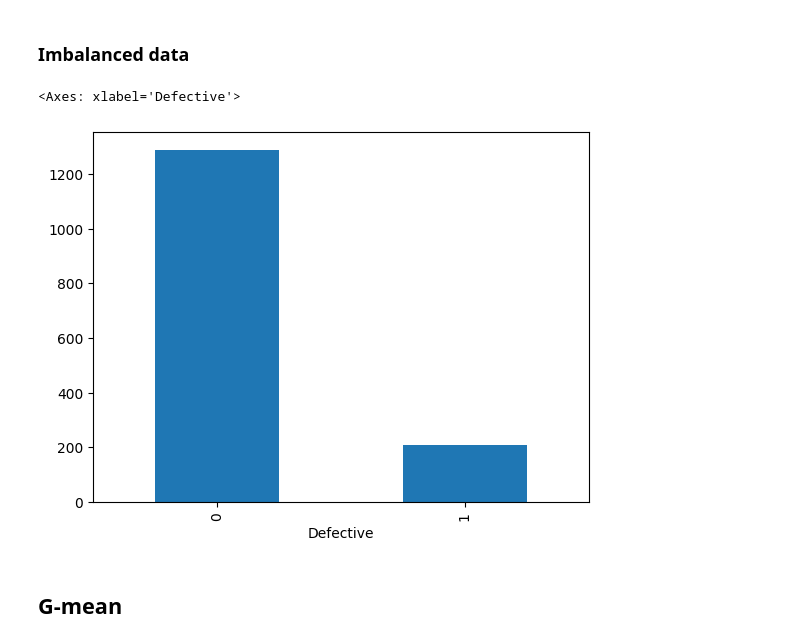
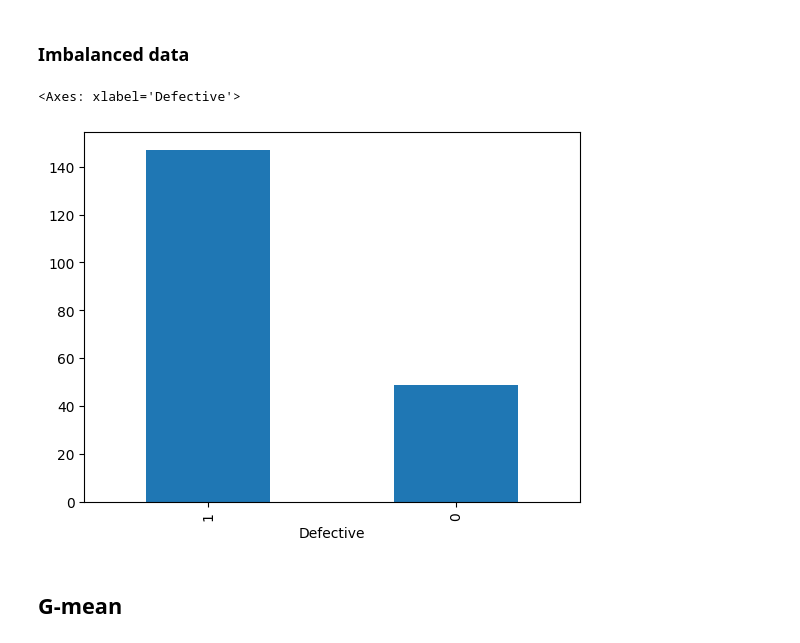
Before and after one commit to bonxom/ISE_Lab, a Jupyter notebook: Challenge Task 1- Software Defect Prediction/main.ipynb, the cells around one changed output. Cells and saved outputs as stored; diff of their text form; code cells hidden in the pictures.

```diff
--- a/Challenge Task 1- Software Defect Prediction/main.ipynb
+++ b/Challenge Task 1- Software Defect Prediction/main.ipynb
@@ -66,10 +66,10 @@ memory usage: 97.2+ KB
 # %% [markdown]
 ### Imbalanced data
 # %%
-SOICT_data["PDE"]["Defective"].value_counts().rename({'N':'Defect-free','Y':'Defective'}).plot(kind='bar')
+PROMISE_data["velocity-1.4"]["Defective"].value_counts().rename({'N':'Defect-free','Y':'Defective'}).plot(kind='bar')
 # %% [output]
 <Axes: xlabel='Defective'>
-[figure, old version]
+[figure, new version]
 # %%
 datasets_NASA = ["CM1", "KC1", "KC3", "MC1", "MC2", "MW1", "PC1", "PC3", "PC4", "PC5"]
 splits_NASA = {}
```
Also changed, not shown: parts of 7 cells of this notebook, 2 other files.
